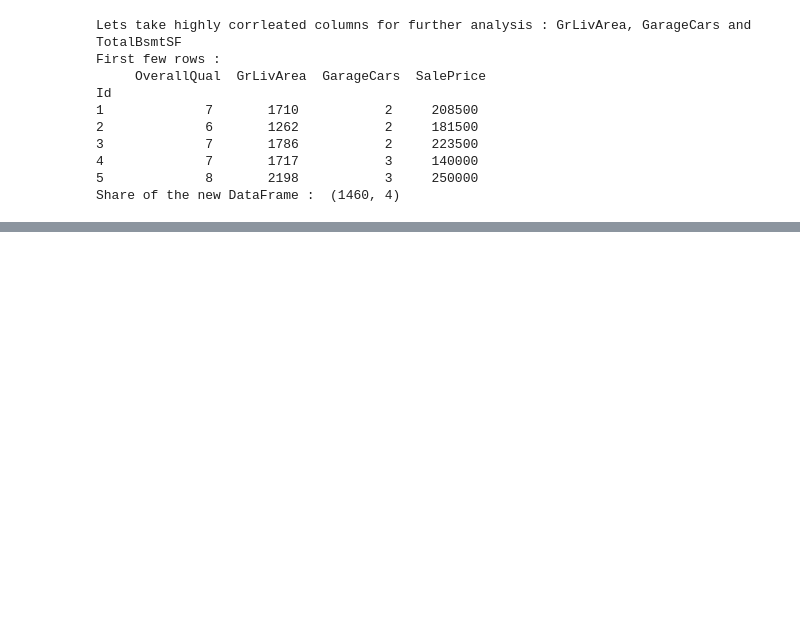
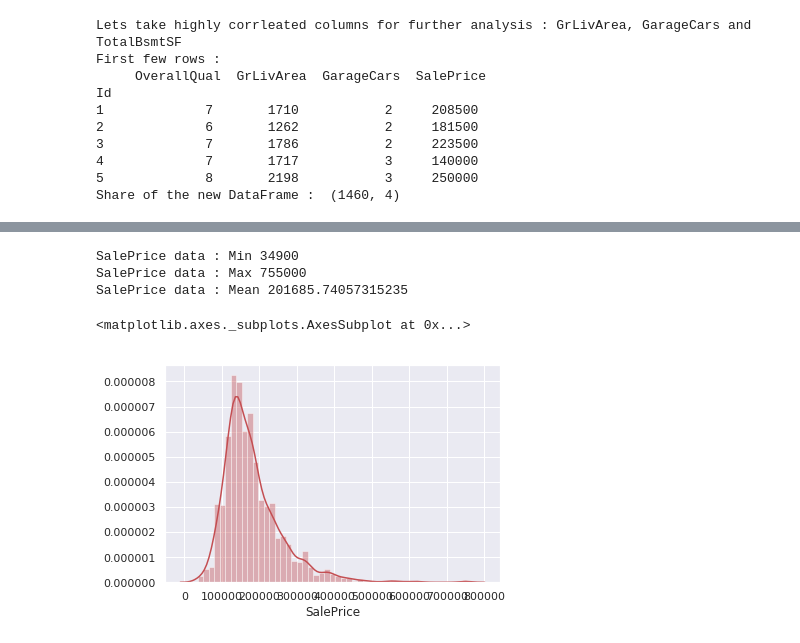
Before and after one commit to SudhakarAnemu/AI-DS-ML-DL-, a Jupyter notebook: ML/jsHousingPractice.ipynb, the cells around one changed output, grey strips where cells are left out. Saved outputs shown, nothing was run; the diff lists cells and outputs as text; code cells hidden in the pictures; blank space fills up the shorter version.

```diff
--- a/ML/jsHousingPractice.ipynb
+++ b/ML/jsHousingPractice.ipynb
@@ -410,9 +420,10 @@ sns.heatmap(df1.corr(), vmax=.8, square=True);
 [figure]
 # %%
 print("\nLets take highly corrleated columns for further analysis : GrLivArea, GarageCars and TotalBsmtSF")
-df2 = pd.DataFrame([df.OverallQual,df.GrLivArea,df.GarageCars, df.SalePrice]).transpose()
-print("First few rows : \n", df2.head(5))
-print("Share of the new DataFrame : ", df2.shape)
+dataset = pd.DataFrame([df.OverallQual,df.GrLivArea,df.GarageCars, df.SalePrice]).transpose()
+print("First few rows : \n", dataset.head(5))
+print("Share of the new DataFrame : ", dataset.shape)
+print("")
 # %% [output]
 Lets take highly corrleated columns for further analysis : GrLivArea, GarageCars and TotalBsmtSF
 First few rows :
@@ -426,0 +553,16 @@ Share of the new DataFrame :  (1460, 4)
+# %%
+# Distribution of Features
+
+arr = dataset["SalePrice"].unique()
+# print("Price data : ", arr)
+print("SalePrice data : Min", arr.min())
+print("SalePrice data : Max", arr.max())
+print("SalePrice data : Mean", arr.mean())
+sns.set();
+sns.distplot(dataset.SalePrice, color="r", hist=True, kde=True)
+# %% [output]
+SalePrice data : Min 34900
+SalePrice data : Max 755000
+SalePrice data : Mean 201685.74057315235
+<matplotlib.axes._subplots.AxesSubplot at 0x...>
+[figure, added]
```
Also changed, not shown: parts of 14 cells of this notebook.
